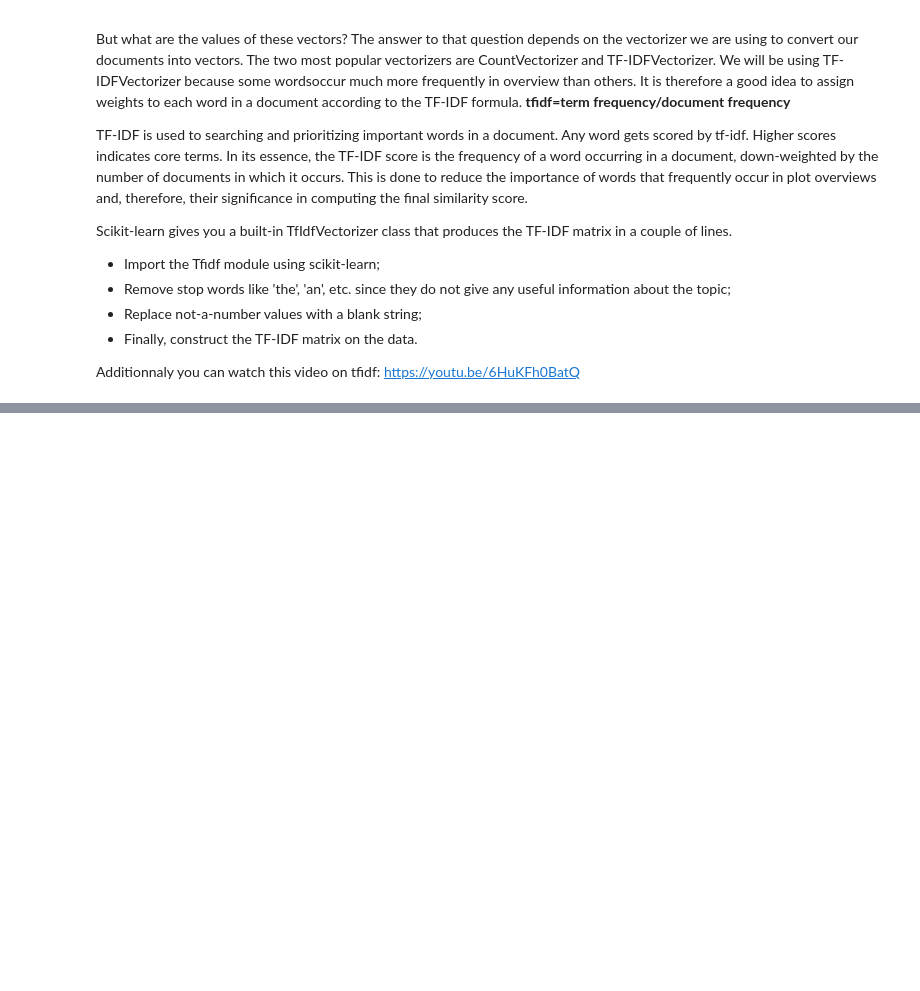
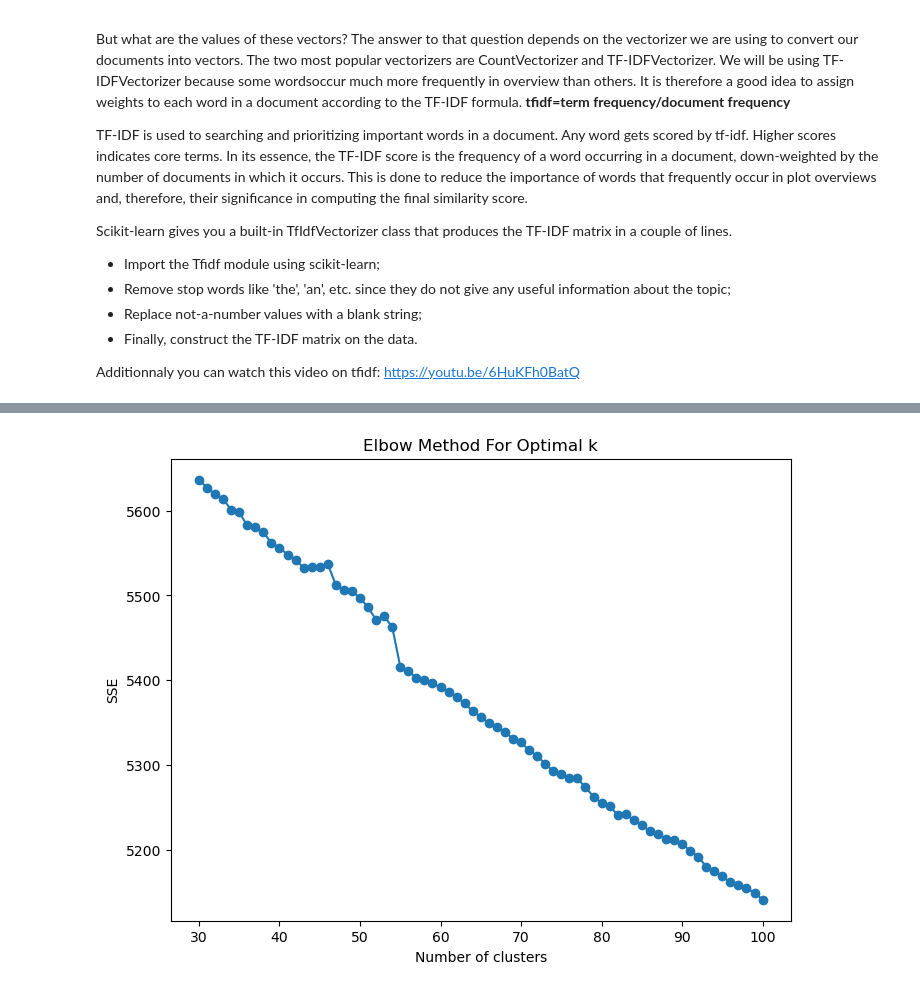
Before and after one commit to Lucvds99/AI_Challenges, a Jupyter notebook: ML 5 Challenge/Galaxy store.ipynb, the cells around one changed output, grey strips where cells are left out. Cells and saved outputs as stored; diff of their text form; code cells hidden in the pictures; blank space fills up the shorter version.

```diff
--- a/ML 5 Challenge/Galaxy store.ipynb
+++ b/ML 5 Challenge/Galaxy store.ipynb
@@ -147,17 +147,19 @@ from sklearn.feature_extraction.text import TfidfVectorizer
 tfidf = TfidfVectorizer(stop_words='english')
 
 #Replace NaN with an empty string
+df['Title'] = df['Title'].fillna('')
+
+#Replace NaN with an empty string
 df['Description'] = df['Description'].fillna('')
 
 #Replace NaN with an empty string
 df['Objectives'] = df['Objectives'].fillna('')
 
-df['text'] = df['Description'] + ' ' + df['Objectives']
+df['text'] = df['Title'] + ' ' + df['Description'] + ' ' + df['Objectives']
 
 #Construct the required TF-IDF matrix by applying the fit_transform method on the Description feature
 tfidf_matrix = tfidf.fit_transform(df['text'])
 
-
 #Output the shape of tfidf_matrix
 tfidf_matrix.shape
 # %% [output]
@@ -188,0 +182,20 @@ ImportError: umap.plot requires pandas matplotlib datashader bokeh holoviews sci
+# %%
+def plot_kmeans_elbow_method(matrix, max_k=100):
+    sse = []
+    k_values = range(30, max_k + 1)
+
+    for k in k_values:
+        kmeans = KMeans(n_clusters=k, random_state=42)
+        kmeans.fit(tfidf_matrix)
+        sse.append(kmeans.inertia_)
+
+    plt.figure(figsize=(8, 6))
+    plt.plot(k_values, sse, marker='o')  # Use k_values instead of range(1, max_k + 1)
+    plt.xlabel('Number of clusters')
+    plt.ylabel('SSE')
+    plt.title('Elbow Method For Optimal k')
+    plt.show()
+
+plot_kmeans_elbow_method(tfidf_matrix)
+# %% [output]
+[figure, added]
```
Also changed, not shown: parts of 5 cells of this notebook.
